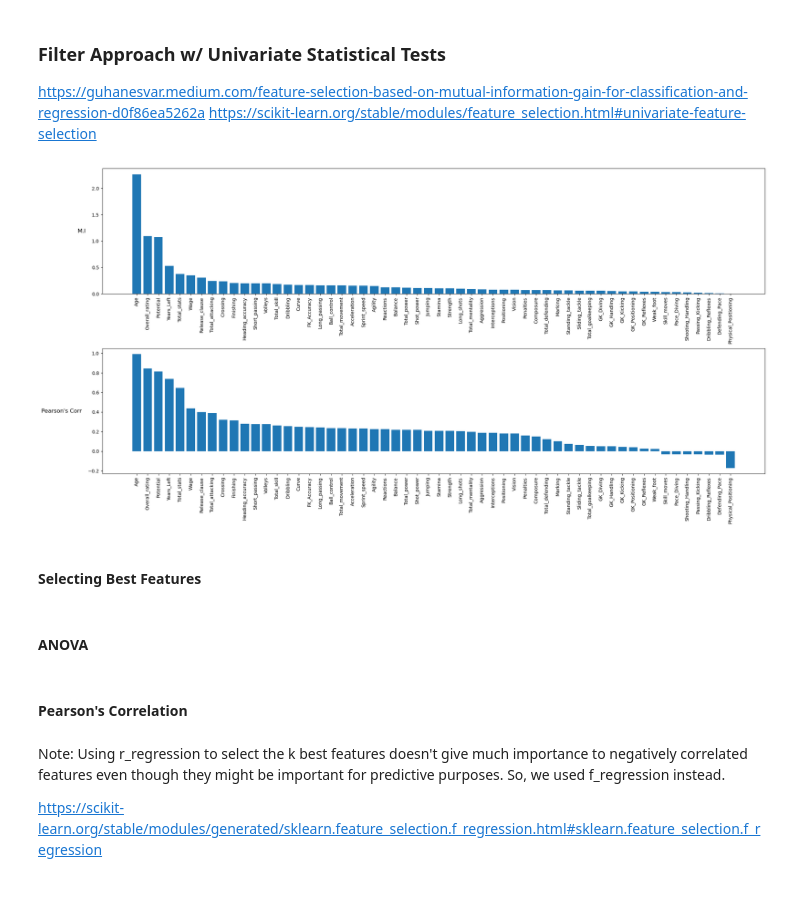
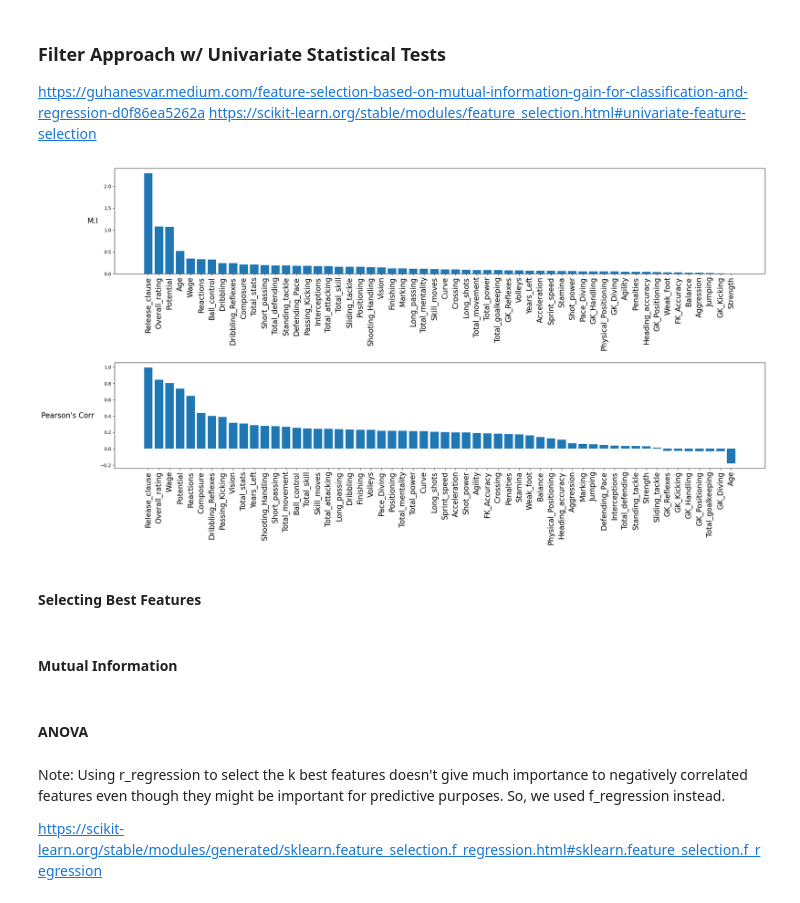
Before and after one commit to aymankhan2003/Market-Value-Predictor, a Jupyter notebook: Project.ipynb, the cells around one changed output. Cells and saved outputs as stored; diff of their text form; code cells hidden in the pictures.

```diff
--- a/Project.ipynb
+++ b/Project.ipynb
@@ -46,12 +49,10 @@ Text(0.5, 1.0, 'Value vs. Potential')
 from sklearn.model_selection import train_test_split
 value_all_train, value_all_test = train_test_split(value_all_players, test_size = .2, shuffle = True)
 
+#dropping categeorical info we won't use for modeling
+value_all_train = value_all_train.drop(["Name", "field_position"], axis = 1)
+value_all_test = value_all_test.drop(["Name", "field_position"], axis = 1)
 
-value_all_train = value_all_train.drop(["Name"], axis = 1)
-value_all_train = value_all_train.drop(["field_position"], axis = 1)
-
-value_all_test = value_all_test.drop(["Name"], axis = 1)
-value_all_test = value_all_test.drop(["field_position"], axis = 1)
 
 
 #standardized and back to df
@@ -59,9 +60,7 @@ value_all_test = value_all_test.drop(["field_position"], axis = 1)
 from sklearn.preprocessing import StandardScaler
 sc = StandardScaler()
 value_all_train = pd.DataFrame(sc.fit_transform(value_all_train), columns = value_all_train.columns)
-
-sc = StandardScaler()
-value_all_test = pd.DataFrame(sc.fit_transform(value_all_test), columns = value_all_test.columns)
+value_all_test = pd.DataFrame(sc.transform(value_all_test), columns = value_all_test.columns) #do NOT need to refit the standardization
 
 #getting the target vector and deleting it from feature matrix
 
@@ -84,43 +83,44 @@ https://scikit-learn.org/stable/modules/feature_selection.html#univariate-featur
 # %%
 #create figure with 2 rows and 1 column. [row,column]
 fig, axarr = plt.subplots(2, 1, figsize=(20,10), sharex = False, sharey = False)
 
 #adjust rows
 rows = ["M.I", "Pearson's Corr"]
 for ax, row in zip(axarr[:], rows):
     ax.annotate(row, xy=(0, 0.5), xytext=(-ax.yaxis.labelpad-5, 0),
                 xycoords=ax.yaxis.label, textcoords='offset points',
-                size='large', ha='right', va='center')
+                size=16, ha='right', va='center')
 
-#adjust displauy
-fig.tight_layout(w_pad = 0, h_pad = 10)
+#adjust display
+fig.tight_layout(w_pad = 0, h_pad = 18)
 fig.subplots_adjust(left=0, top=0.95)
 
 
 #Mutual Information
 from sklearn.feature_selection import mutual_info_regression
 
 mutual_info = mutual_info_regression(X_train_value, y_train_value)
 mutual_info = pd.Series(mutual_info)
-axarr[0].bar(X_train_value.columns, mutual_info.sort_values(ascending=False))
-axarr[0].tick_params('x', labelrotation=90)
+mutual_info.index = X_train_value.columns
+axarr[0].bar(mutual_info.sort_values(ascending=False).index, mutual_info.sort_values(ascending=False))
+axarr[0].tick_params('x', labelrotation=90, labelsize = 16)
 
 
 
 #Pearson's Correlation
 from sklearn.feature_selection import r_regression
 
 pearson_corr = r_regression(X_train_value, y_train_value)
 pearson_corr = pd.Series(pearson_corr)
-pearson_corr.index = X_train_value.columns
-axarr[1].bar(X_train_value.columns, pearson_corr.sort_values(ascending=False))
-axarr[1].tick_params('x', labelrotation=90)
+pearson_corr.index = X_train_value.columns #assign correspondning column name to correlation scores
+axarr[1].bar(pearson_corr.sort_values(ascending=False).index, pearson_corr.sort_values(ascending=False)) #.index gives us names in associated descending order
+axarr[1].tick_params('x', labelrotation=90, labelsize = 16)
 # %% [output]
-[figure, old version]
+[figure, new version]
 # %% [markdown]
 #### Selecting Best Features
 # %% [markdown]
-#### ANOVA
+#### Mutual Information
 # %%
 from sklearn.feature_selection import SelectKBest
 from sklearn.feature_selection import mutual_info_regression
@@ -130,7 +133,7 @@ selected_top_columns.fit(X_train_value, y_train_value)
 X_train_value_m_info_sel = X_train_value[selected_top_columns.get_feature_names_out(selected_top_columns.feature_names_in_)]
 X_test_value_m_info_sel = X_test_value[selected_top_columns.get_feature_names_out(selected_top_columns.feature_names_in_)]
 # %% [markdown]
-#### Pearson's Correlation
+#### ANOVA
 # %%
 from sklearn.feature_selection import SelectKBest
 from sklearn.feature_selection import f_regression
```
Also changed, not shown: parts of 73 cells of this notebook.
